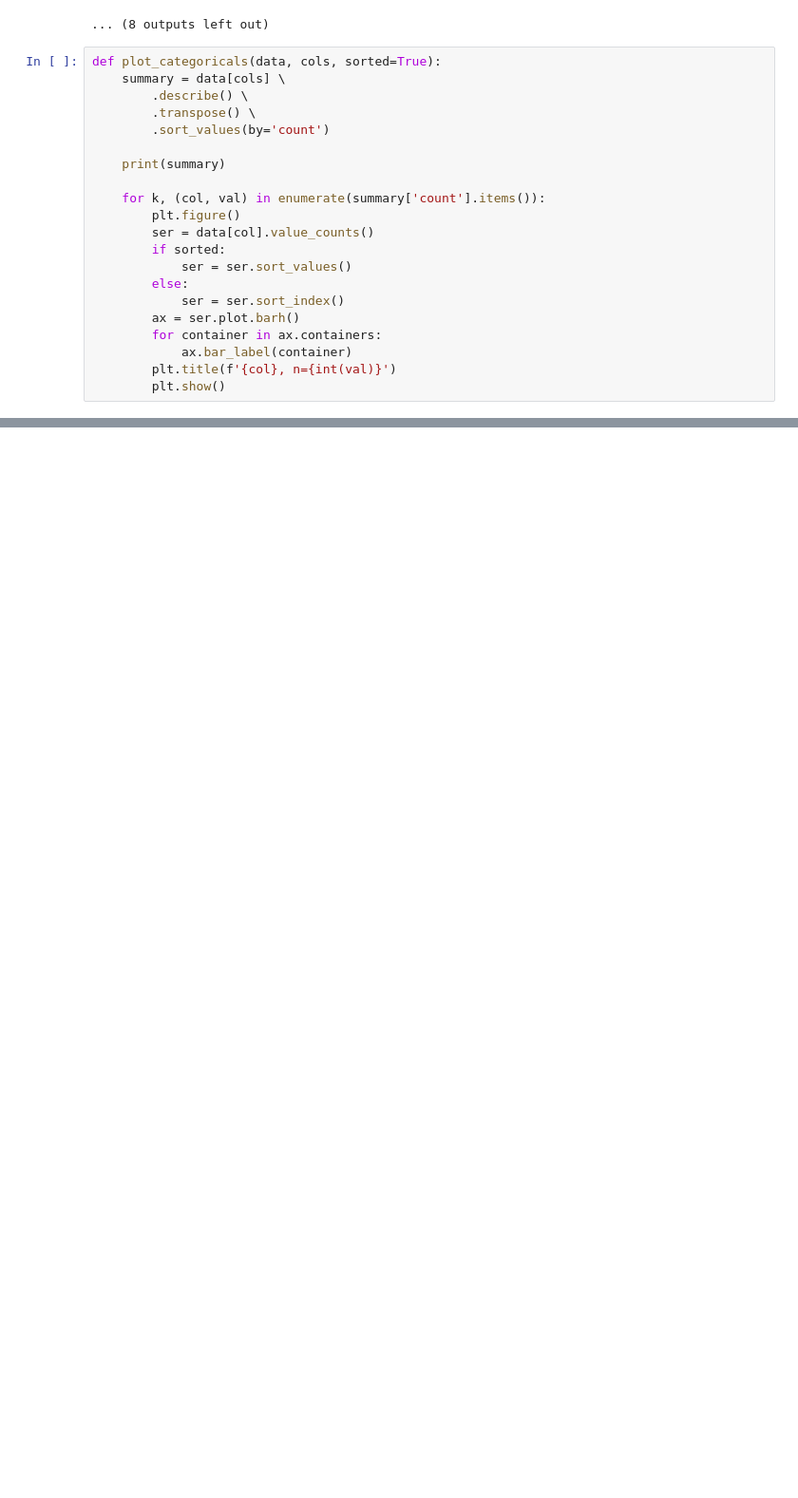
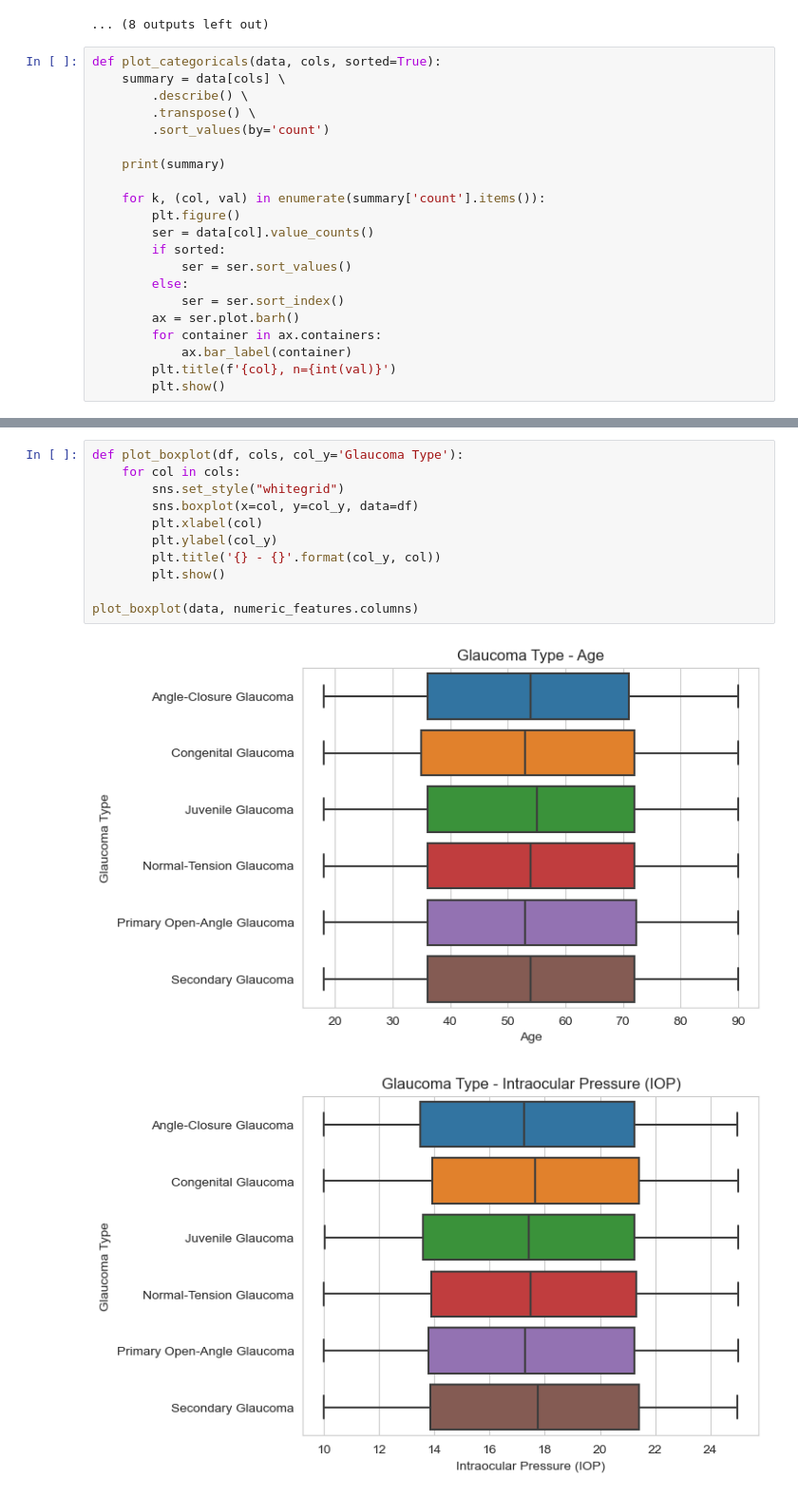
Before and after one commit to marlonsp/Projeto2_MachineLearning_23.2, a Jupyter notebook: notebooks/Projeto.ipynb, the cells around one changed output, grey strips where cells are left out. Shown at 95% size. Saved outputs shown, nothing was run; the diff lists cells and outputs as text; blank space fills up the shorter version.

```diff
--- a/notebooks/Projeto.ipynb
+++ b/notebooks/Projeto.ipynb
@@ -446,0 +469,14 @@ Vision loss                 10000      2              False  6744
+# %%
+def plot_boxplot(df, cols, col_y='Glaucoma Type'):
+    for col in cols:
+        sns.set_style("whitegrid")
+        sns.boxplot(x=col, y=col_y, data=df)
+        plt.xlabel(col)
+        plt.ylabel(col_y)
+        plt.title('{} - {}'.format(col_y, col))
+        plt.show()
+
+plot_boxplot(data, numeric_features.columns)
+# %% [output]
+[figure, added]
+[figure, added]
```
Also changed, not shown: parts of 18 cells of this notebook.
